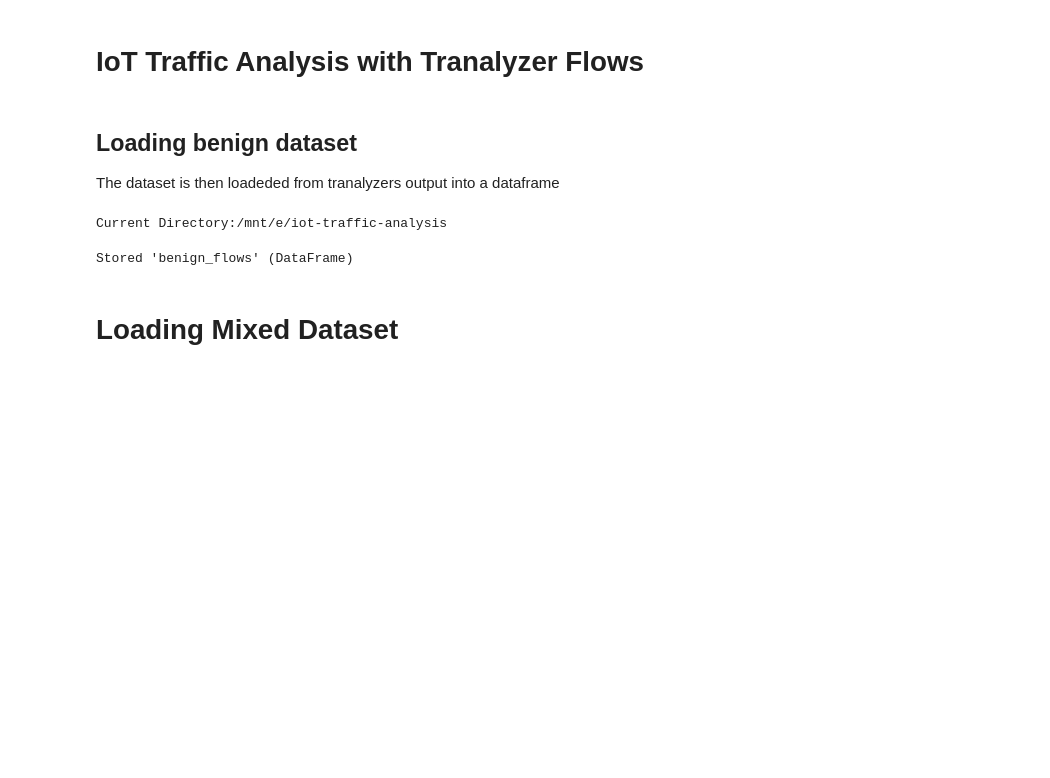
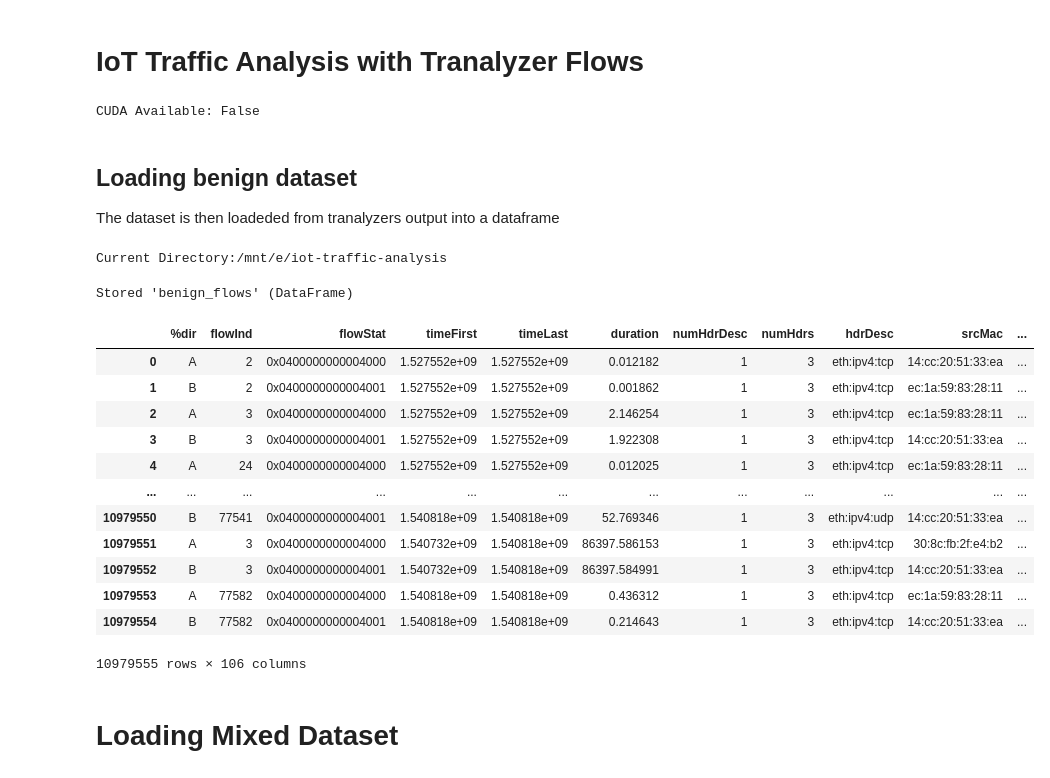
Before and after one commit to ArifulIslamPreence/IoT-TCP-Attack-detection, a Jupyter notebook: notebooks/tran_feature_selection.ipynb, the cells around one changed output. Saved outputs shown, nothing was run; the diff lists cells and outputs as text; code cells hidden in the pictures; blank space fills up the shorter version.

```diff
--- a/notebooks/tran_feature_selection.ipynb
+++ b/notebooks/tran_feature_selection.ipynb
@@ -10,9 +10,11 @@ import pandas as pd
 import numpy as np
 from datetime import datetime
 import matplotlib.pyplot as plt
-#import torch
-#print(f"CUDA Available: {torch.cuda.is_available()}")
+import torch
+print(f"CUDA Available: {torch.cuda.is_available()}")
 time_to_date = lambda t: datetime.utcfromtimestamp(t).strftime('%Y-%m-%d %H:%M:%S')
+# %% [output]
+CUDA Available: False
 # %% [markdown]
 ## Loading benign dataset
 
@@ -20,20 +22,34 @@ The dataset is then loadeded from tranalyzers output into a dataframe
 # %%
 print("Current Directory:" + os.getcwd())
 file_pattern = '*_flows.txt' # Use all pcap files
 # file_pattern = '18-06-09_flows.txt'
 glob_path = os.path.join(os.getcwd(), 'benign/tran', file_pattern)
 file_list = glob.glob(glob_path)
 
 li = []
 for filepath in file_list:
     df = pd.read_csv(filepath, index_col=None, header=0, delimiter='\t')
     li.append(df)
 
 benign_flows = pd.concat(li, axis=0, ignore_index=True)
 %store benign_flows
+benign_flows
 # %% [output]
 Current Directory:/mnt/e/iot-traffic-analysis
 Stored 'benign_flows' (DataFrame)
+|  | %dir | flowInd | flowStat | timeFirst | timeLast | duration | numHdrDesc | numHdrs | hdrDesc | srcMac | ... |
+| 0 | A | 2 | 0x0400000000004000 | 1.527552e+09 | 1.527552e+09 | 0.012182 | 1 | 3 | eth:ipv4:tcp | 14:cc:20:51:33:ea | ... |
+| 1 | B | 2 | 0x0400000000004001 | 1.527552e+09 | 1.527552e+09 | 0.001862 | 1 | 3 | eth:ipv4:tcp | ec:1a:59:83:28:11 | ... |
+| 2 | A | 3 | 0x0400000000004000 | 1.527552e+09 | 1.527552e+09 | 2.146254 | 1 | 3 | eth:ipv4:tcp | ec:1a:59:83:28:11 | ... |
+| 3 | B | 3 | 0x0400000000004001 | 1.527552e+09 | 1.527552e+09 | 1.922308 | 1 | 3 | eth:ipv4:tcp | 14:cc:20:51:33:ea | ... |
+| 4 | A | 24 | 0x0400000000004000 | 1.527552e+09 | 1.527552e+09 | 0.012025 | 1 | 3 | eth:ipv4:tcp | ec:1a:59:83:28:11 | ... |
+| ... | ... | ... | ... | ... | ... | ... | ... | ... | ... | ... | ... |
+| 10979550 | B | 77541 | 0x0400000000004001 | 1.540818e+09 | 1.540818e+09 | 52.769346 | 1 | 3 | eth:ipv4:udp | 14:cc:20:51:33:ea | ... |
+| 10979551 | A | 3 | 0x0400000000004000 | 1.540732e+09 | 1.540818e+09 | 86397.586153 | 1 | 3 | eth:ipv4:tcp | 30:8c:fb:2f:e4:b2 | ... |
+| 10979552 | B | 3 | 0x0400000000004001 | 1.540732e+09 | 1.540818e+09 | 86397.584991 | 1 | 3 | eth:ipv4:tcp | 14:cc:20:51:33:ea | ... |
+| 10979553 | A | 77582 | 0x0400000000004000 | 1.540818e+09 | 1.540818e+09 | 0.436312 | 1 | 3 | eth:ipv4:tcp | ec:1a:59:83:28:11 | ... |
+| 10979554 | B | 77582 | 0x0400000000004001 | 1.540818e+09 | 1.540818e+09 | 0.214643 | 1 | 3 | eth:ipv4:tcp | 14:cc:20:51:33:ea | ... |
+10979555 rows × 106 columns
 # %% [markdown]
 # Loading Mixed Dataset
 # %%
```
Also changed, not shown: parts of 6 cells of this notebook.
